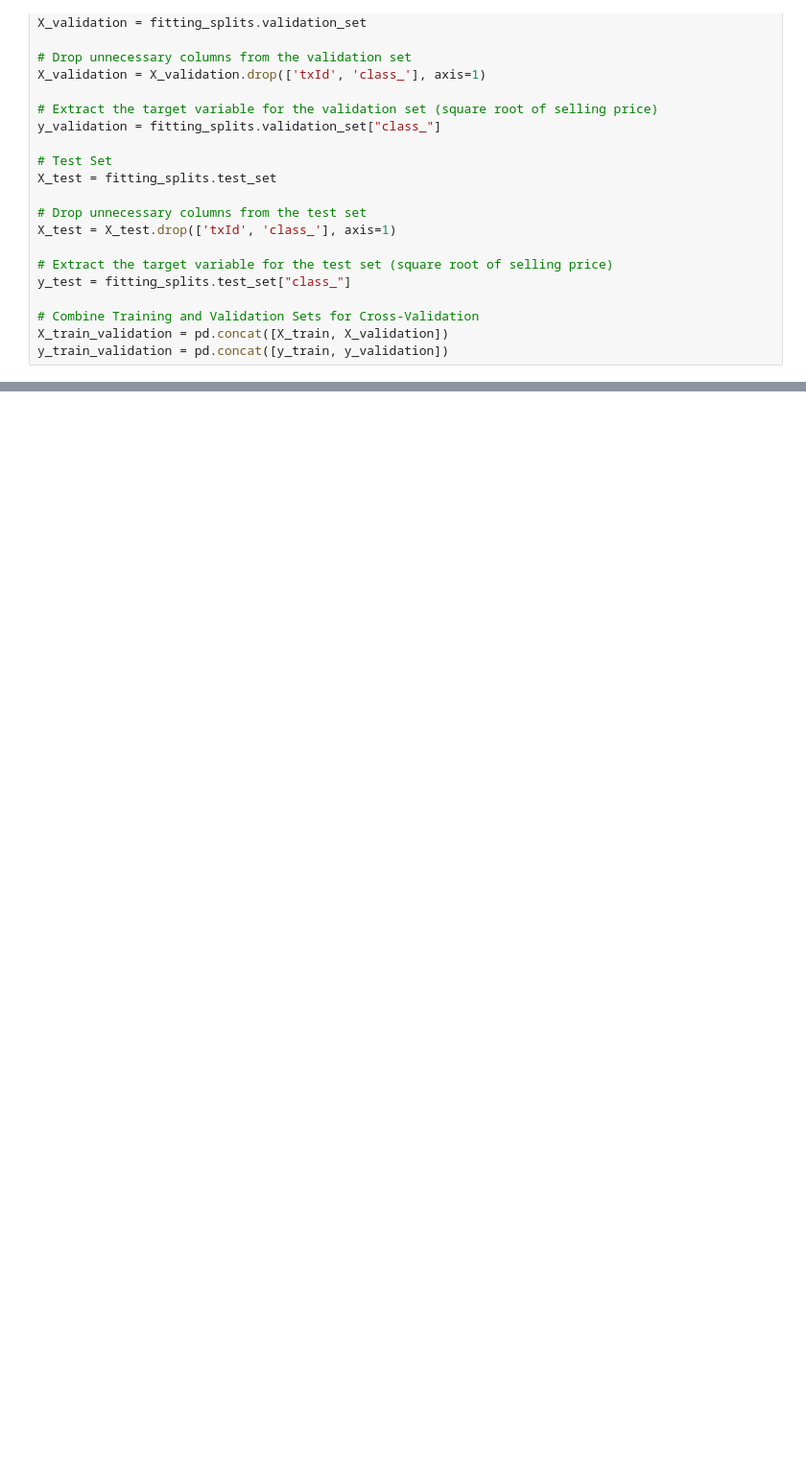
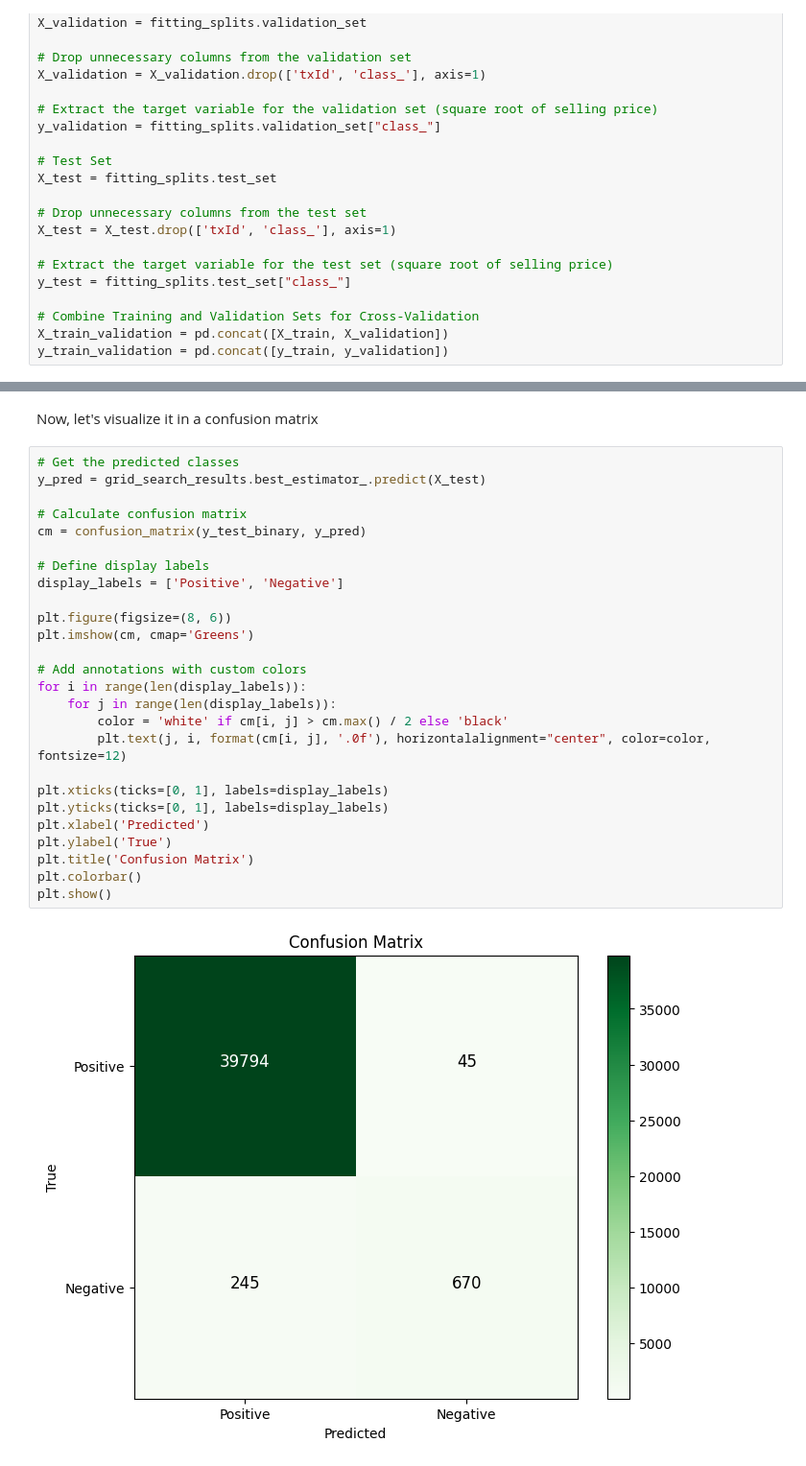
Before and after one commit to Jochemvis/System-Development-for-Fintech, a Jupyter notebook: AML.ipynb, the cells around one changed output, grey strips where cells are left out. Shown at 96% size. Saved outputs shown, nothing was run; the diff lists cells and outputs as text; blank space fills up the shorter version.

```diff
--- a/AML.ipynb
+++ b/AML.ipynb
@@ -410,0 +544,30 @@ Name: class_, Length: 130412, dtype: object
+# %% [markdown]
+Now, let's visualize it in a confusion matrix
+# %%
+# Get the predicted classes
+y_pred = grid_search_results.best_estimator_.predict(X_test)
+
+# Calculate confusion matrix
+cm = confusion_matrix(y_test_binary, y_pred)
+
+# Define display labels
+display_labels = ['Positive', 'Negative']
+
+plt.figure(figsize=(8, 6))
+plt.imshow(cm, cmap='Greens')
+
+# Add annotations with custom colors
+for i in range(len(display_labels)):
+    for j in range(len(display_labels)):
+        color = 'white' if cm[i, j] > cm.max() / 2 else 'black'
+        plt.text(j, i, format(cm[i, j], '.0f'), horizontalalignment="center", color=color, fontsize=12)
+
+plt.xticks(ticks=[0, 1], labels=display_labels)
+plt.yticks(ticks=[0, 1], labels=display_labels)
+plt.xlabel('Predicted')
+plt.ylabel('True')
+plt.title('Confusion Matrix')
+plt.colorbar()
+plt.show()
+# %% [output]
+[figure, added]
```
Also changed, not shown: parts of 29 cells of this notebook.
